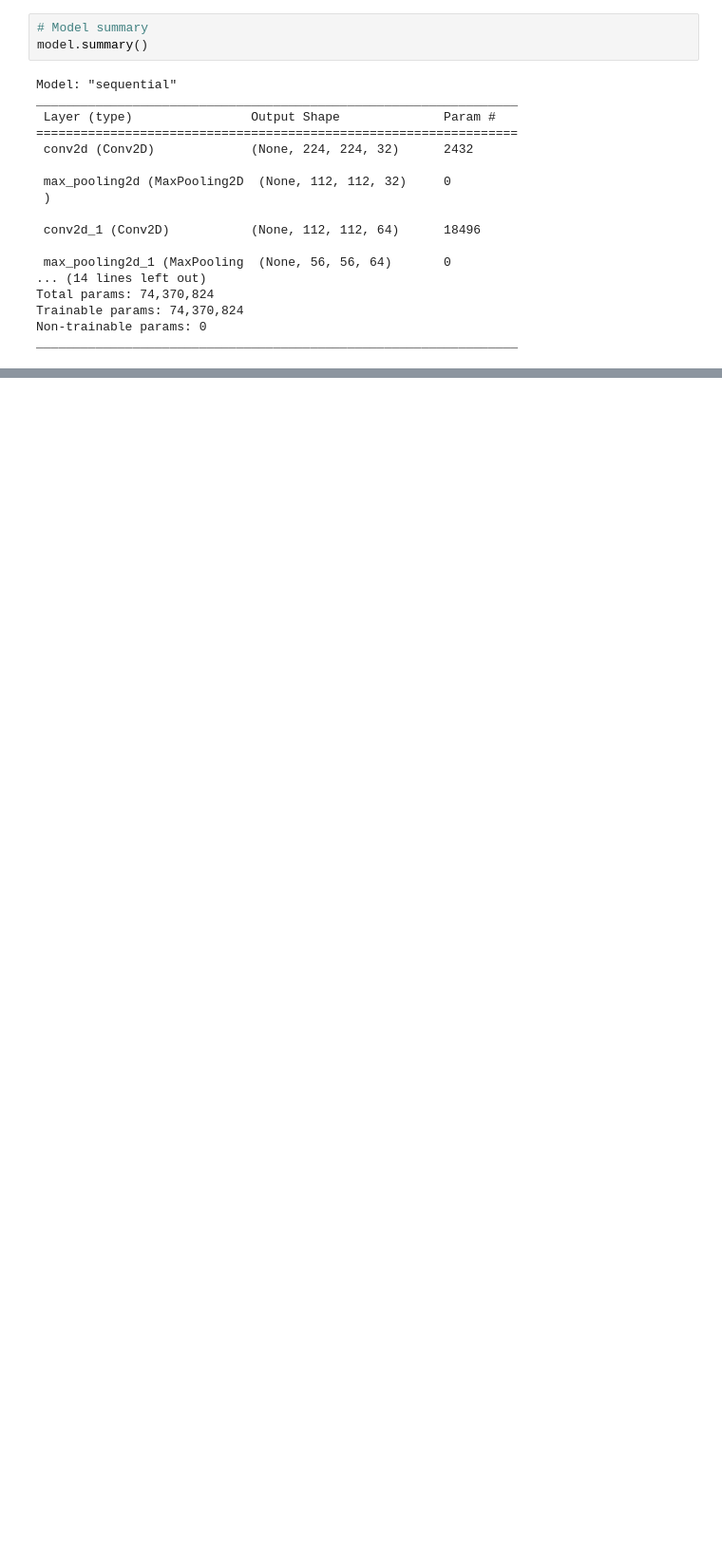
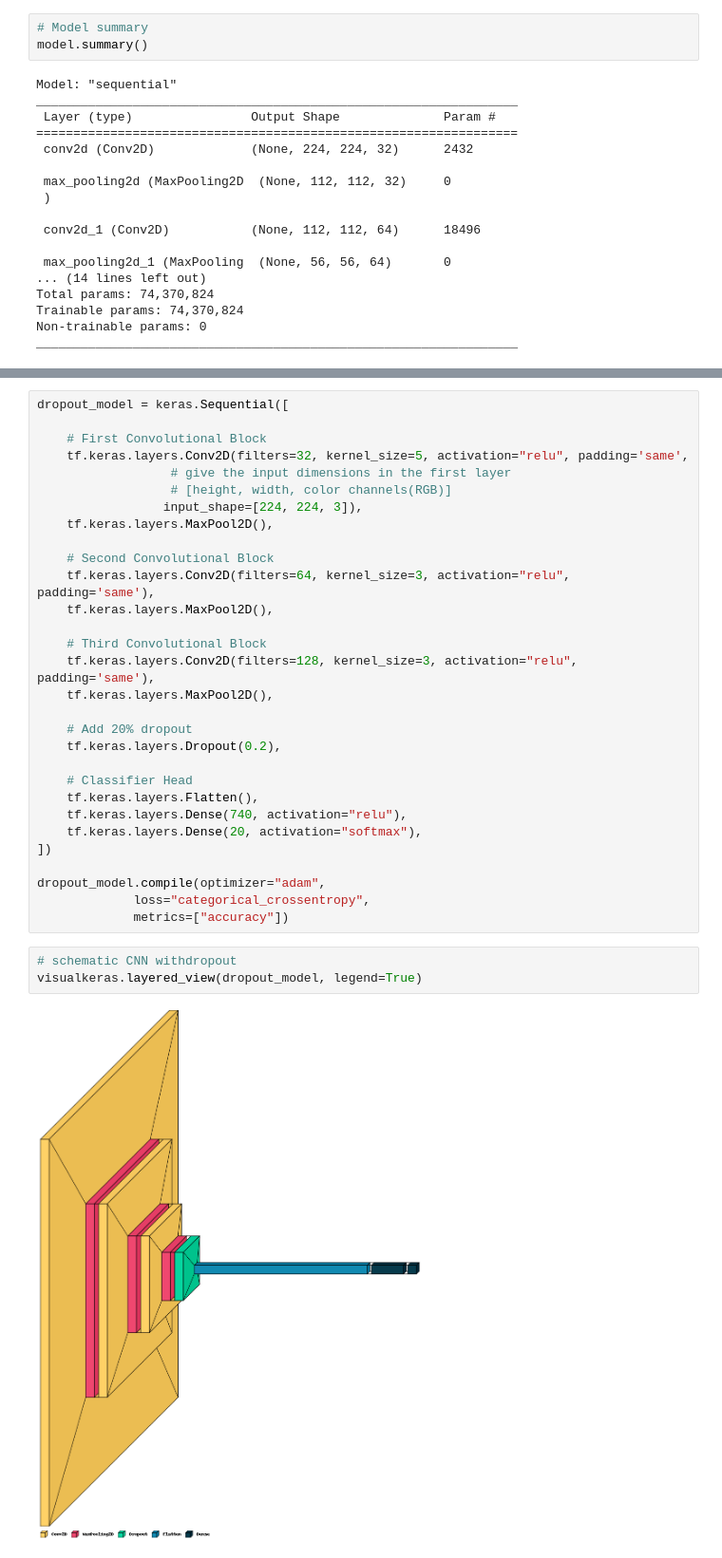
Before and after one commit to chuksoo/ISYE-6740-Project---Shoe-Image-Recognition, a Jupyter notebook: Project Report/deep_neural_network_for_shoe_model_identification.ipynb, the cells around one changed output, grey strips where cells are left out. Shown at 95% size. Saved outputs shown, nothing was run; the diff lists cells and outputs as text; blank space fills up the shorter version.

```diff
--- a/Project Report/deep_neural_network_for_shoe_model_identification.ipynb
+++ b/Project Report/deep_neural_network_for_shoe_model_identification.ipynb
@@ -315,0 +359,35 @@ Epoch 10/10
+# %%
+dropout_model = keras.Sequential([
+
+    # First Convolutional Block
+    tf.keras.layers.Conv2D(filters=32, kernel_size=5, activation="relu", padding='same',
+                  # give the input dimensions in the first layer
+                  # [height, width, color channels(RGB)]
+                 input_shape=[224, 224, 3]),
+    tf.keras.layers.MaxPool2D(),
+
+    # Second Convolutional Block
+    tf.keras.layers.Conv2D(filters=64, kernel_size=3, activation="relu", padding='same'),
+    tf.keras.layers.MaxPool2D(),
+
+    # Third Convolutional Block
+    tf.keras.layers.Conv2D(filters=128, kernel_size=3, activation="relu", padding='same'),
+    tf.keras.layers.MaxPool2D(),
+
+    # Add 20% dropout
+    tf.keras.layers.Dropout(0.2),
+
+    # Classifier Head
+    tf.keras.layers.Flatten(),
+    tf.keras.layers.Dense(740, activation="relu"),
+    tf.keras.layers.Dense(20, activation="softmax"),
+])
+
+dropout_model.compile(optimizer="adam",
+             loss="categorical_crossentropy",
+             metrics=["accuracy"])
+# %%
+# schematic CNN withdropout
+visualkeras.layered_view(dropout_model, legend=True)
+# %% [output]
+[figure, added]
```
Also changed, not shown: parts of 10 cells of this notebook, 3 other files.
